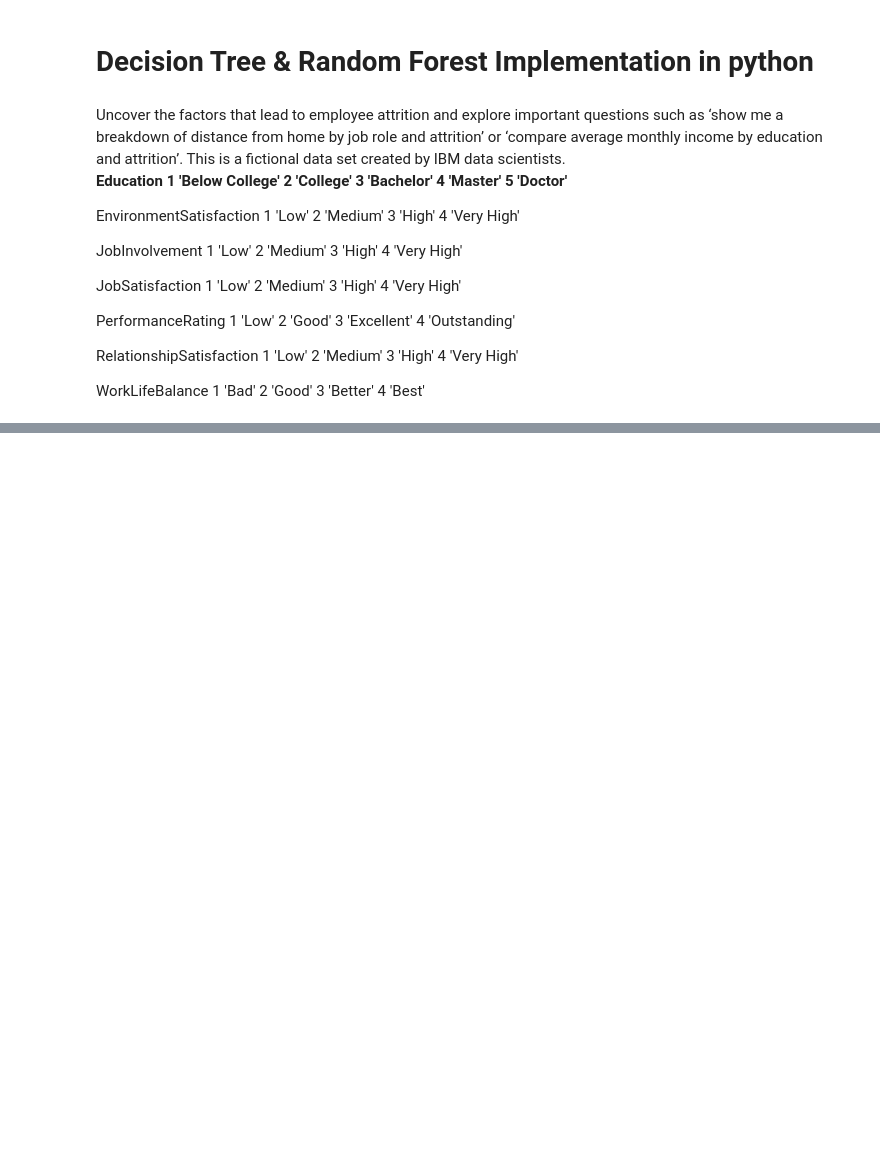
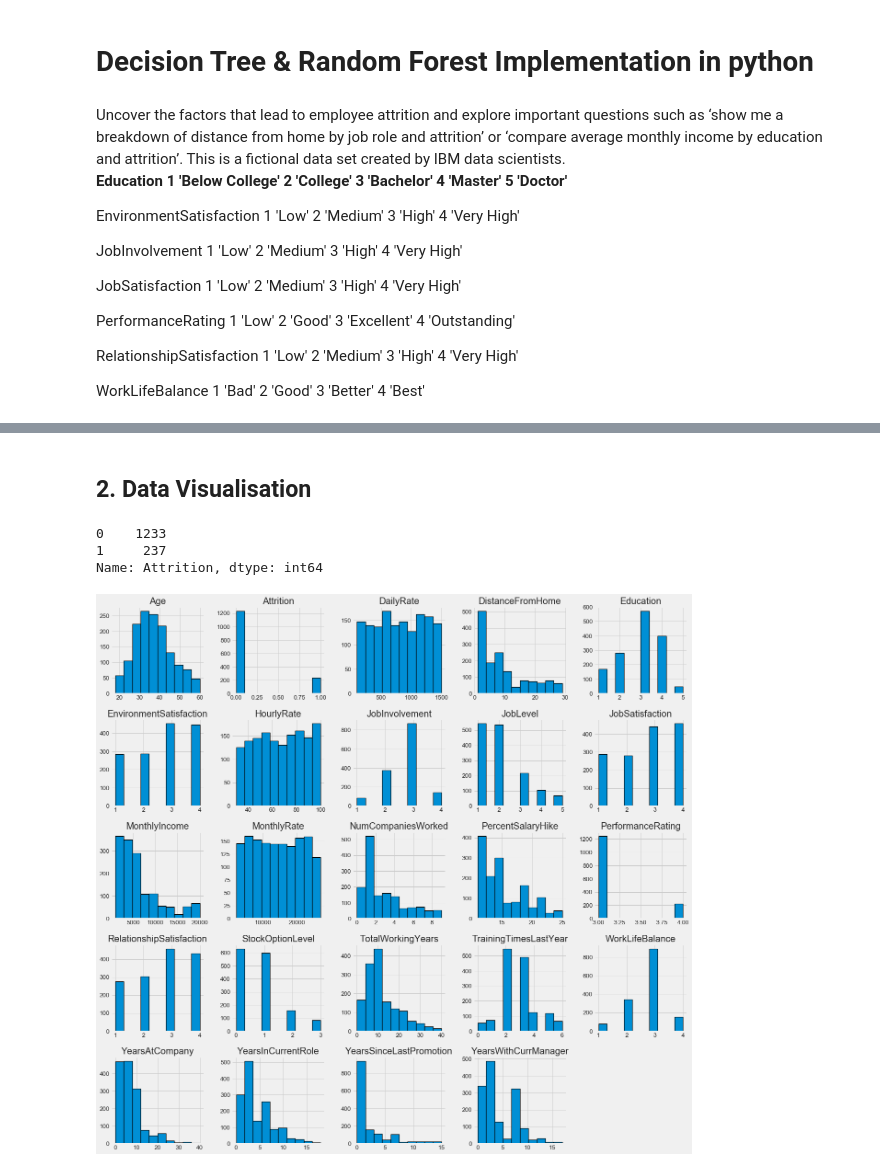
Before and after one commit to BineetaMishra/Machine-Learning, a Jupyter notebook: Learnbay/Trees-DT-RF/DecisionTree.ipynb, the cells around one changed output, grey strips where cells are left out. Saved outputs shown, nothing was run; the diff lists cells and outputs as text; code cells hidden in the pictures; blank space fills up the shorter version.

```diff
--- a/Learnbay/Trees-DT-RF/DecisionTree.ipynb
+++ b/Learnbay/Trees-DT-RF/DecisionTree.ipynb
@@ -61,3 +61,5 @@ from sklearn.metrics import make_scorer
 %matplotlib inline
 sns.set_style("whitegrid")
 plt.style.use("fivethirtyeight")
+# %%
+df= pd.read_csv('WA_Fn-UseC_-HR-Employee-Attrition.csv')
@@ -63,0 +151,2 @@ plt.style.use("fivethirtyeight")
+# %%
+df.drop(['EmployeeCount', 'EmployeeNumber', 'Over18', 'StandardHours'], axis="columns", inplace=True)
@@ -63,0 +195,2 @@ plt.style.use("fivethirtyeight")
+# %%
+df['Attrition'] = df.Attrition.astype("category").cat.codes
@@ -63,0 +220,13 @@ plt.style.use("fivethirtyeight")
+# %% [markdown]
+## 2. Data Visualisation
+# %%
+df.Attrition.value_counts()
+# %% [output]
+0    1233
+1     237
+Name: Attrition, dtype: int64
+# %%
+# Visulazing the distibution of the data for every feature
+df.hist(edgecolor='black', linewidth=1.2, figsize=(20, 20));
+# %% [output]
+[figure, added]
```
Also changed, not shown: parts of 25 cells of this notebook, 3 other files.
